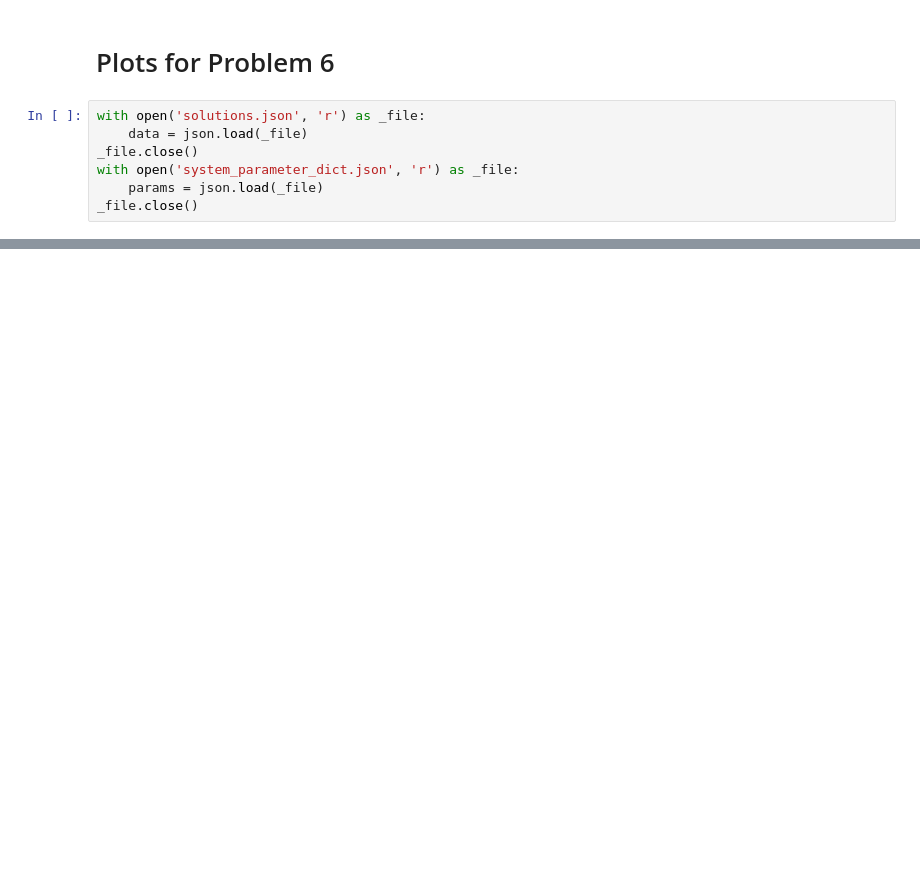
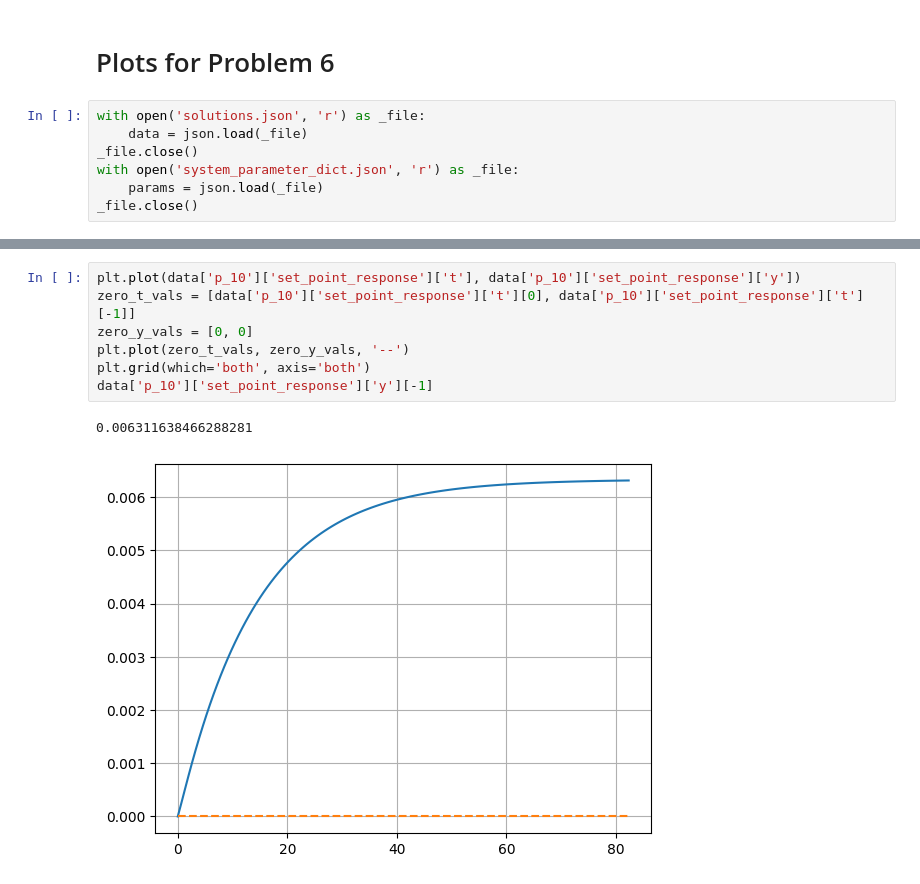
Before and after one commit to nibhscripta/461-Project, a Jupyter notebook: python_workbook.ipynb, the cells around one changed output, grey strips where cells are left out. Cells and saved outputs as stored; diff of their text form; blank space fills up the shorter version.

```diff
--- a/python_workbook.ipynb
+++ b/python_workbook.ipynb
@@ -282,0 +402,10 @@ plt.grid(which='both', axis='both')
+# %%
+plt.plot(data['p_10']['set_point_response']['t'], data['p_10']['set_point_response']['y'])
+zero_t_vals = [data['p_10']['set_point_response']['t'][0], data['p_10']['set_point_response']['t'][-1]]
+zero_y_vals = [0, 0]
+plt.plot(zero_t_vals, zero_y_vals, '--')
+plt.grid(which='both', axis='both')
+data['p_10']['set_point_response']['y'][-1]
+# %% [output]
+0.006311638466288281
+[figure, added]
```
Also changed, not shown: parts of 27 cells of this notebook, 9 other files.
